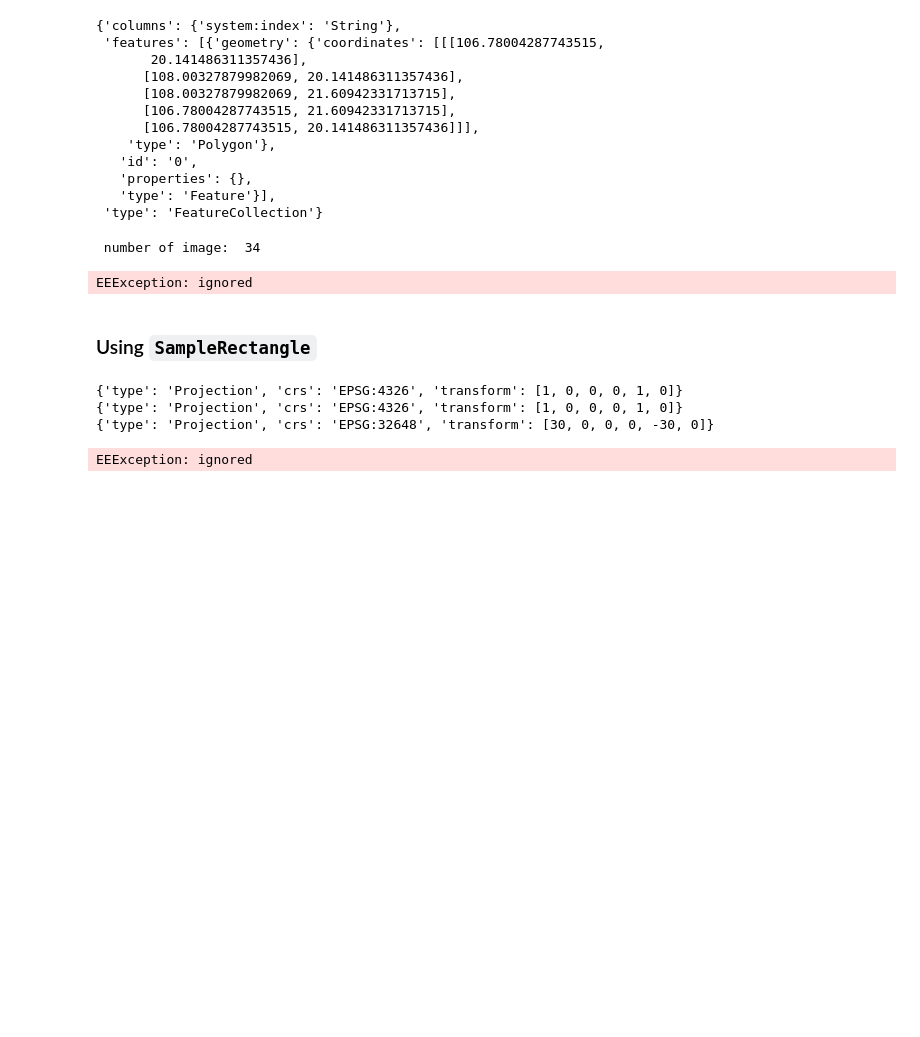
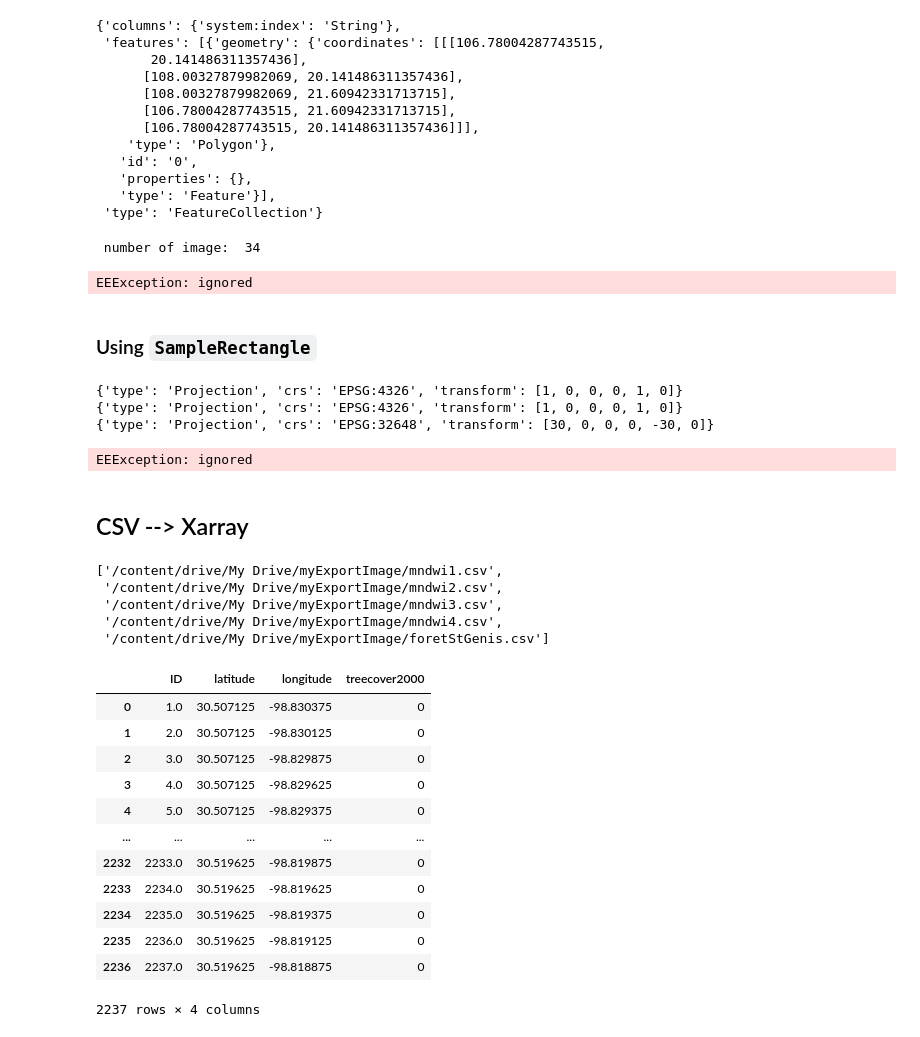
Before and after one commit to Shirobakaidou/Aquaponds, a Jupyter notebook: test_one_country.ipynb, the cells around one changed output. Drawn from its saved outputs; the diff is of its cells as text; code cells hidden in the pictures; blank space fills up the shorter version.

```diff
--- a/test_one_country.ipynb
+++ b/test_one_country.ipynb
@@ -923,3 +1015,5 @@ lala = testimgCo.sampleRectangle(region = roi_prj.geometry())
 lala.getInfo()
 # %% [output]
 EEException: ignored
+# %% [markdown]
+## CSV --> Xarray
@@ -925,0 +1022,27 @@ EEException: ignored
+# %%
+wdir = '/content/drive/My Drive/myExportImage/'
+path_csv = glob(os.path.join(wdir, '*.csv'))
+path_csv
+# %% [output]
+['/content/drive/My Drive/myExportImage/mndwi1.csv',
+ '/content/drive/My Drive/myExportImage/mndwi2.csv',
+ '/content/drive/My Drive/myExportImage/mndwi3.csv',
+ '/content/drive/My Drive/myExportImage/mndwi4.csv',
+ '/content/drive/My Drive/myExportImage/foretStGenis.csv']
+# %%
+my_csv = pd.read_csv(path_csv[-1])
+my_csv
+# %% [output]
+|  | ID | latitude | longitude | treecover2000 |
+| 0 | 1.0 | 30.507125 | -98.830375 | 0 |
+| 1 | 2.0 | 30.507125 | -98.830125 | 0 |
+| 2 | 3.0 | 30.507125 | -98.829875 | 0 |
+| 3 | 4.0 | 30.507125 | -98.829625 | 0 |
+| 4 | 5.0 | 30.507125 | -98.829375 | 0 |
+| ... | ... | ... | ... | ... |
+| 2232 | 2233.0 | 30.519625 | -98.819875 | 0 |
+| 2233 | 2234.0 | 30.519625 | -98.819625 | 0 |
+| 2234 | 2235.0 | 30.519625 | -98.819375 | 0 |
+| 2235 | 2236.0 | 30.519625 | -98.819125 | 0 |
+| 2236 | 2237.0 | 30.519625 | -98.818875 | 0 |
+2237 rows × 4 columns
```
Also changed, not shown: parts of 24 cells of this notebook.
